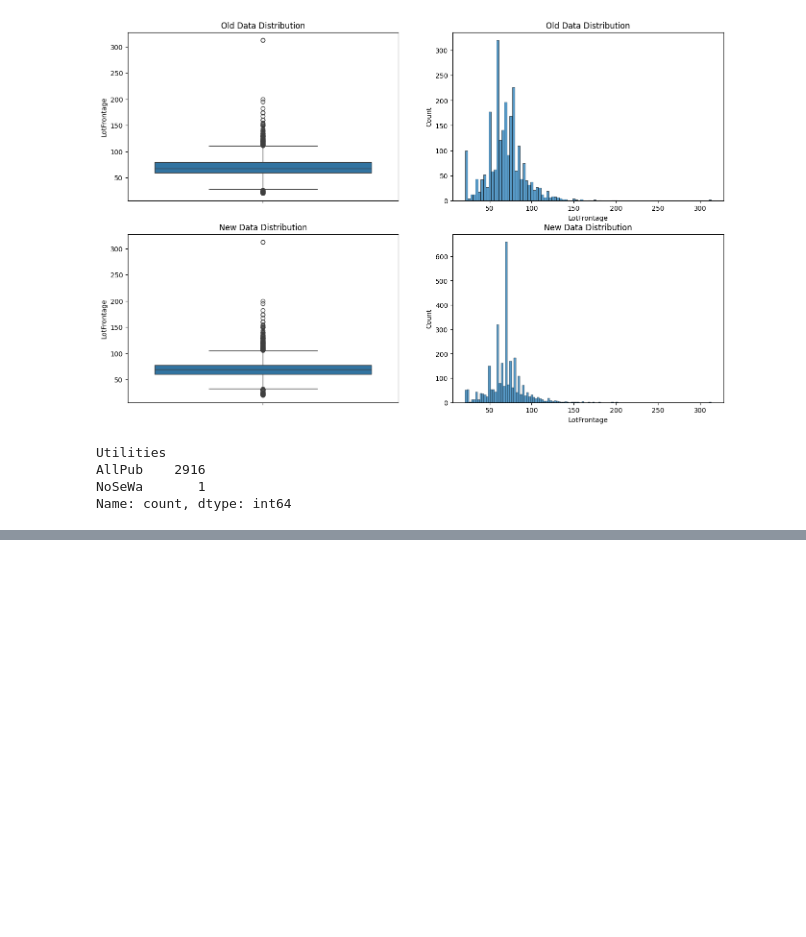
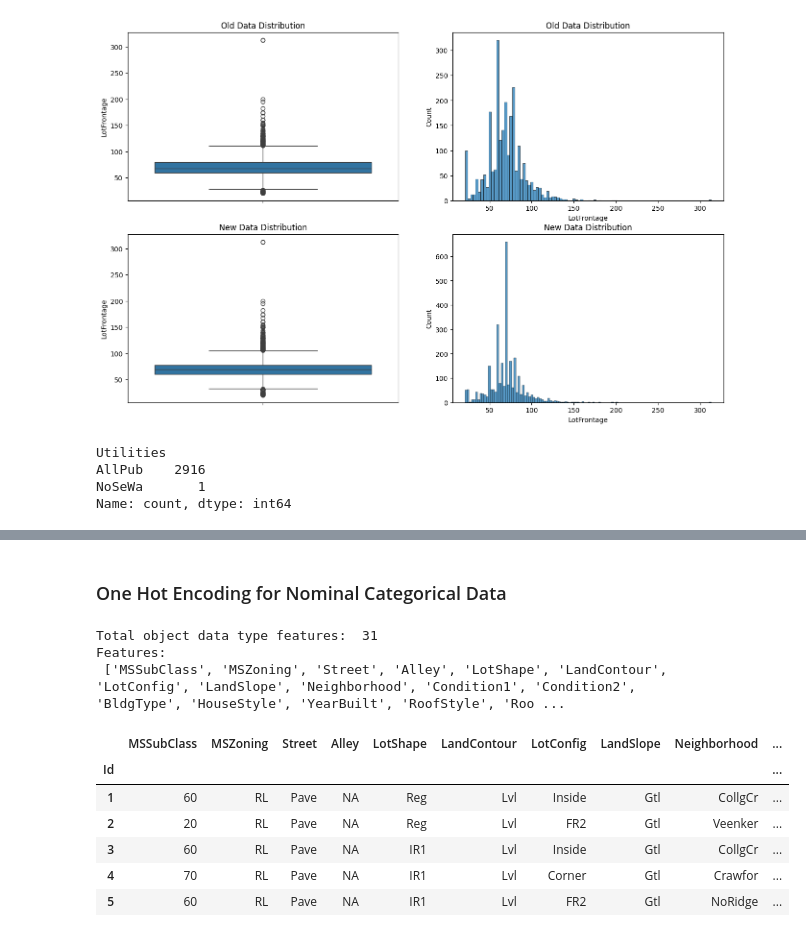
Before and after one commit to S-anuu/House_price_prediction_model, a Jupyter notebook: model.ipynb, the cells around one changed output, grey strips where cells are left out. Cells and saved outputs as stored; diff of their text form; code cells hidden in the pictures; blank space fills up the shorter version.

Commit message:
Done with Data pre-processing

```diff
--- a/model.ipynb
+++ b/model.ipynb
@@ -476,0 +792,3 @@ Name: count, dtype: int64
+# %%
+df_mvi['ExterQual'] = df_mvi['ExterQual'].astype(CategoricalDtype(categories=['Po', 'Fa', 'TA', 'Gd', 'Ex'], ordered=True )).cat.codes
+df_mvi['ExterQual'].value_counts()
@@ -476,0 +802,17 @@ Name: count, dtype: int64
+# %%
+df_mvi['ExterCond'] = df_mvi['ExterCond'].astype(CategoricalDtype(categories=['Po', 'Fa', 'TA', 'Gd', 'Ex'], ordered=True )).cat.codes
+df_mvi['BsmtQual'] = df_mvi['BsmtQual'].astype(CategoricalDtype(categories=['NA','Po', 'Fa', 'TA', 'Gd', 'Ex'], ordered=True )).cat.codes
+df_mvi['BsmtCond'] = df_mvi['BsmtCond'].astype(CategoricalDtype(categories=['NA','Po', 'Fa', 'TA', 'Gd', 'Ex'], ordered=True )).cat.codes
+df_mvi['BsmtExposure'] = df_mvi['BsmtExposure'].astype(CategoricalDtype(categories=['NA','No', 'Mn', 'Av', 'Gd'], ordered=True )).cat.codes
+df_mvi['BsmtFinType1'] = df_mvi['BsmtFinType1'].astype(CategoricalDtype(categories=['NA','Unf', 'LwQ', 'Rec', 'BLQ', 'ALQ', 'GLQ'], ordered=True )).cat.codes
+df_mvi['BsmtFinType2'] = df_mvi['BsmtFinType2'].astype(CategoricalDtype(categories=['NA','Unf', 'LwQ', 'Rec', 'BLQ', 'ALQ', 'GLQ'], ordered=True )).cat.codes
+df_mvi['HeatingQC'] = df_mvi['HeatingQC'].astype(CategoricalDtype(categories=['Po', 'Fa', 'TA', 'Gd', 'Ex'], ordered=True )).cat.codes
+df_mvi['KitchenQual'] = df_mvi['KitchenQual'].astype(CategoricalDtype(categories=['Po', 'Fa', 'TA', 'Gd', 'Ex'], ordered=True )).cat.codes
+df_mvi['FireplaceQu'] = df_mvi['FireplaceQu'].astype(CategoricalDtype(categories=['NA','Po', 'Fa', 'TA', 'Gd', 'Ex'], ordered=True )).cat.codes
+df_mvi['GarageQual'] = df_mvi['GarageQual'].astype(CategoricalDtype(categories=['NA','Po', 'Fa', 'TA', 'Gd', 'Ex'], ordered=True )).cat.codes
+df_mvi['GarageCond'] = df_mvi['GarageCond'].astype(CategoricalDtype(categories=['NA','Po', 'Fa', 'TA', 'Gd', 'Ex'], ordered=True )).cat.codes
+df_mvi['PoolQC'] = df_mvi['PoolQC'].astype(CategoricalDtype(categories=['NA', 'Fa', 'TA', 'Gd', 'Ex'], ordered=True )).cat.codes
+df_mvi['Functional'] = df_mvi['Functional'].astype(CategoricalDtype(categories=['Sal', 'Sev', 'Maj2', 'Maj1', 'Mod', 'Min2', 'Min1', 'Typ'], ordered=True )).cat.codes
+df_mvi['GarageFinish'] = df_mvi['GarageFinish'].astype(CategoricalDtype(categories=['NA','Unf', 'RFn', 'Fin'], ordered=True )).cat.codes
+df_mvi['PavedDrive'] = df_mvi['PavedDrive'].astype(CategoricalDtype(categories=['N', 'P', 'Y'], ordered=True )).cat.codes
+df_mvi['Utilities'] = df_mvi['Utilities'].astype(CategoricalDtype(categories=['ELO', 'NoSeWa', 'NoSewr', 'AllPub'], ordered=True )).cat.codes
@@ -476,0 +860,31 @@ Name: count, dtype: int64
+# %% [markdown]
+### One Hot Encoding for Nominal Categorical Data
+# %%
+df_encode = df_mvi.copy()
+
+df_encode['BsmtFinSF1'] = pd.to_numeric(df['BsmtFinSF1'], errors='coerce').fillna(0)
+df_encode['BsmtFinSF2'] = pd.to_numeric(df['BsmtFinSF2'], errors='coerce').fillna(0)
+df_encode['BsmtUnfSF'] = pd.to_numeric(df['BsmtUnfSF'], errors='coerce').fillna(0)
+df_encode['TotalBsmtSF'] = pd.to_numeric(df['TotalBsmtSF'], errors='coerce').fillna(0)
+df_encode['BsmtHalfBath'] = pd.to_numeric(df['BsmtHalfBath'], errors='coerce').fillna(0)
+df_encode['BsmtFullBath'] = pd.to_numeric(df['BsmtFullBath'], errors='coerce').fillna(0)
+# %%
+
+object_features = df_encode.select_dtypes(include='object').columns.tolist()
+print('Total object data type features: ', len(object_features))
+
+print('Features: \n', object_features)
+# %% [output]
+Total object data type features:  31
+Features:
+ ['MSSubClass', 'MSZoning', 'Street', 'Alley', 'LotShape', 'LandContour', 'LotConfig', 'LandSlope', 'Neighborhood', 'Condition1', 'Condition2', 'BldgType', 'HouseStyle', 'YearBuilt', 'RoofStyle', 'Roo ...
+# %%
+df_encode[object_features].head(5)
+# %% [output]
+|  | MSSubClass | MSZoning | Street | Alley | LotShape | LandContour | LotConfig | LandSlope | Neighborhood | ... |
+| Id |  |  |  |  |  |  |  |  |  | ... |
+| 1 | 60 | RL | Pave | NA | Reg | Lvl | Inside | Gtl | CollgCr | ... |
+| 2 | 20 | RL | Pave | NA | Reg | Lvl | FR2 | Gtl | Veenker | ... |
+| 3 | 60 | RL | Pave | NA | IR1 | Lvl | Inside | Gtl | CollgCr | ... |
+| 4 | 70 | RL | Pave | NA | IR1 | Lvl | Corner | Gtl | Crawfor | ... |
+| 5 | 60 | RL | Pave | NA | IR1 | Lvl | FR2 | Gtl | NoRidge | ... |
```
Also changed, not shown: parts of 43 cells of this notebook.
